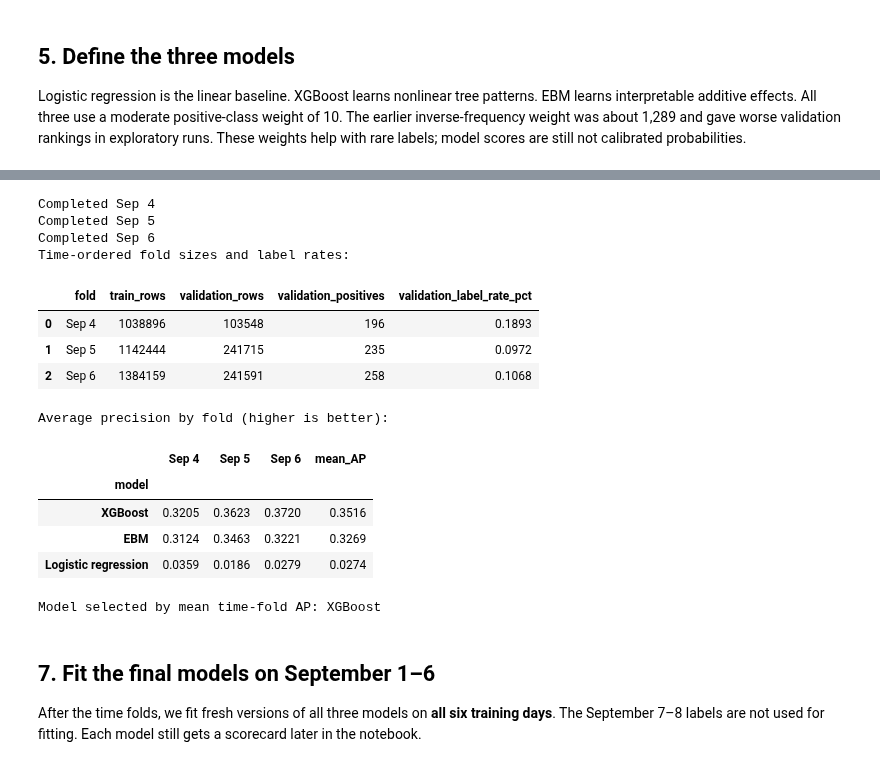
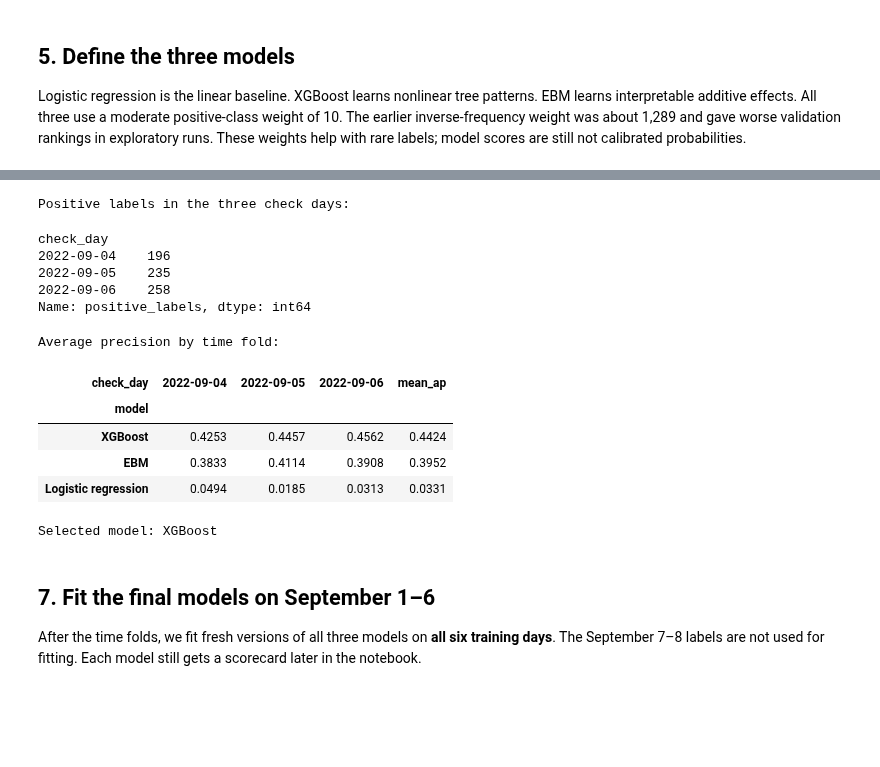
Before and after one commit to codewithdaniel1/Explainable-AML-Transaction-Monitoring, a Jupyter notebook: aml_modeling.ipynb, the cells around one changed output, grey strips where cells are left out. Saved outputs shown, nothing was run; the diff lists cells and outputs as text; code cells hidden in the pictures; blank space fills up the shorter version.

```diff
--- a/aml_modeling.ipynb
+++ b/aml_modeling.ipynb
@@ -220,7 +294,7 @@ models = {
         StandardScaler(), LogisticRegression(max_iter=500)
     ),
     "XGBoost": XGBClassifier(
-        n_estimators=120, max_depth=3, learning_rate=0.08,
+        n_estimators=180, max_depth=5, learning_rate=0.06,
         scale_pos_weight=positive_weight, tree_method="hist", n_jobs=4,
         eval_metric="logloss", random_state=SEED,
     ),
@@ -237,21 +309,65 @@ We compare the three models by **mean average precision (AP)** across these fold
 # %%
-selected_model = "XGBoost"
+fold_rows = []
+for name, model in models.items():
+    for fit_end, check_end in [
+        ("2022-09-04", "2022-09-05"),
+        ("2022-09-05", "2022-09-06"),
+        ("2022-09-06", "2022-09-07"),
+    ]:
+        fold_train = train.loc[train["timestamp"] < fit_end]
+        fold_check = train.loc[
+            (train["timestamp"] >= fit_end) & (train["timestamp"] < check_end)
+        ]
+        X_fit = pd.get_dummies(
+            fold_train[feature_columns], columns=categories, dtype=np.float32
+        ).astype(np.float32)
+        X_check = pd.get_dummies(
+            fold_check[feature_columns], columns=categories, dtype=np.float32
+        ).reindex(columns=X_fit.columns, fill_value=0).astype(np.float32)
+        y_fit = fold_train["label"]
+        weights = np.where(y_fit == 1, positive_weight, 1.0)
+        fitted = clone(model)
+        if name == "Logistic regression":
+            fitted.fit(X_fit, y_fit, logisticregression__sample_weight=weights)
+        elif name == "EBM":
+            fitted.fit(X_fit, y_fit, sample_weight=weights)
+        else:
+            fitted.fit(X_fit, y_fit)
+        fold_rows.append({
+            "model": name,
+            "check_day": fit_end,
+            "positive_labels": int(fold_check["label"].sum()),
+            "average_precision": average_precision_score(
+                fold_check["label"], fitted.predict_proba(X_check)[:, 1]
+            ),
+        })
+
+fold_results = pd.DataFrame(fold_rows)
+fold_summary = fold_results.pivot(
+    index="model", columns="check_day", values="average_precision"
+)
+fold_summary["mean_ap"] = fold_summary.mean(axis=1)
+fold_summary = fold_summary.sort_values("mean_ap", ascending=False)
+selected_model = fold_summary.index[0]
+print("Positive labels in the three check days:")
+display(fold_results.groupby("check_day")["positive_labels"].first())
+print("Average precision by time fold:")
+display(fold_summary.round(4))
+print("Selected model:", selected_model)
 # %% [output]
-Completed Sep 4
-Completed Sep 5
-Completed Sep 6
-Time-ordered fold sizes and label rates:
+Positive labels in the three check days:
+check_day
+2022-09-04    196
+2022-09-05    235
+2022-09-06    258
+Name: positive_labels, dtype: int64
+Average precision by time fold:
-|  | fold | train_rows | validation_rows | validation_positives | validation_label_rate_pct |
-| 0 | Sep 4 | 1038896 | 103548 | 196 | 0.1893 |
-| 1 | Sep 5 | 1142444 | 241715 | 235 | 0.0972 |
-| 2 | Sep 6 | 1384159 | 241591 | 258 | 0.1068 |
+| check_day | 2022-09-04 | 2022-09-05 | 2022-09-06 | mean_ap |
+| model |  |  |  |  |
+| XGBoost | 0.4253 | 0.4457 | 0.4562 | 0.4424 |
+| EBM | 0.3833 | 0.4114 | 0.3908 | 0.3952 |
+| Logistic regression | 0.0494 | 0.0185 | 0.0313 | 0.0331 |
-Average precision by fold (higher is better):
-|  | Sep 4 | Sep 5 | Sep 6 | mean_AP |
-| model |  |  |  |  |
-| XGBoost | 0.3205 | 0.3623 | 0.3720 | 0.3516 |
-| EBM | 0.3124 | 0.3463 | 0.3221 | 0.3269 |
-| Logistic regression | 0.0359 | 0.0186 | 0.0279 | 0.0274 |
-Model selected by mean time-fold AP: XGBoost
+Selected model: XGBoost
 # %% [markdown]
 ## 7. Fit the final models on September 1–6
 
```
Also changed, not shown: parts of 21 cells of this notebook, 2 other files.
